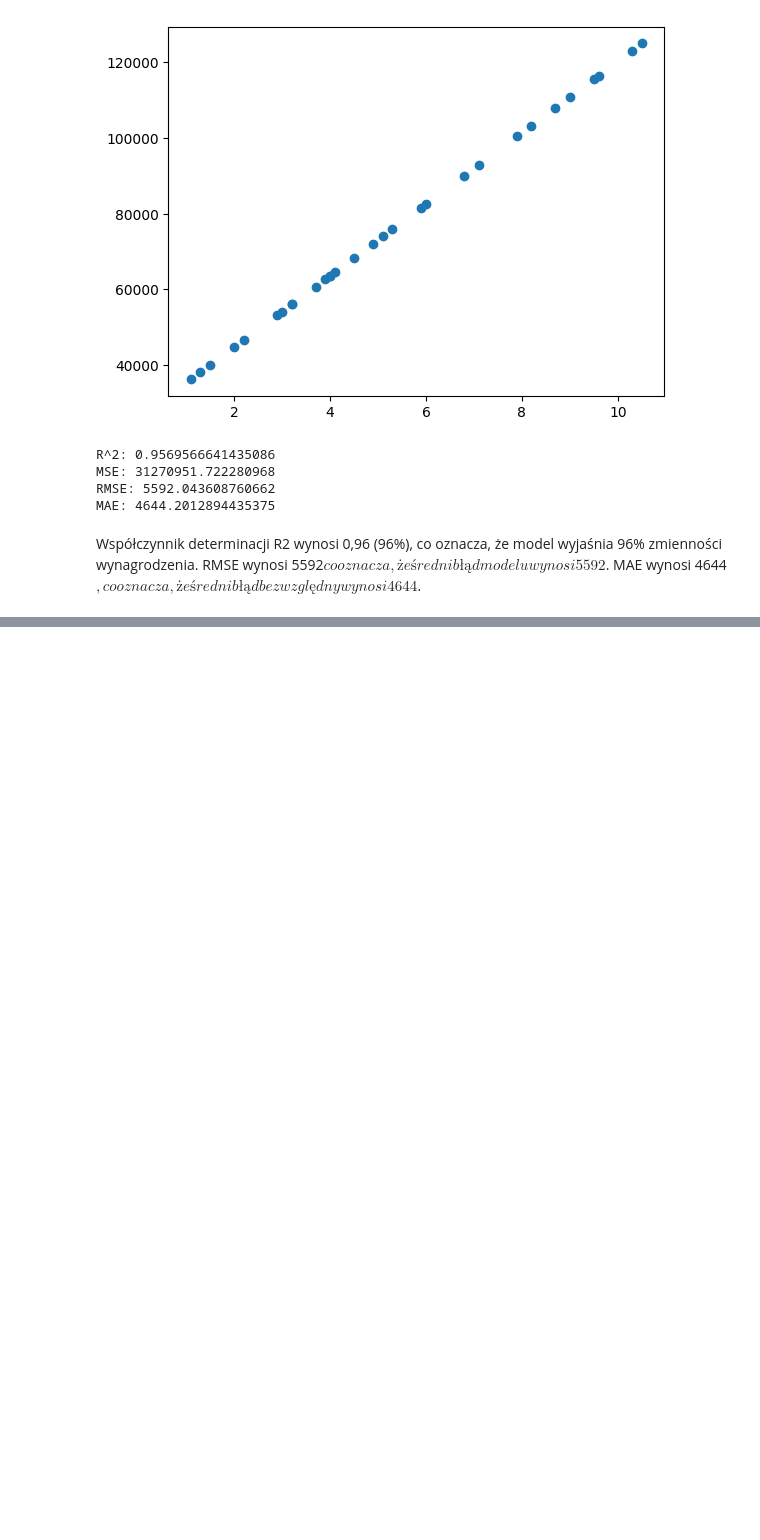
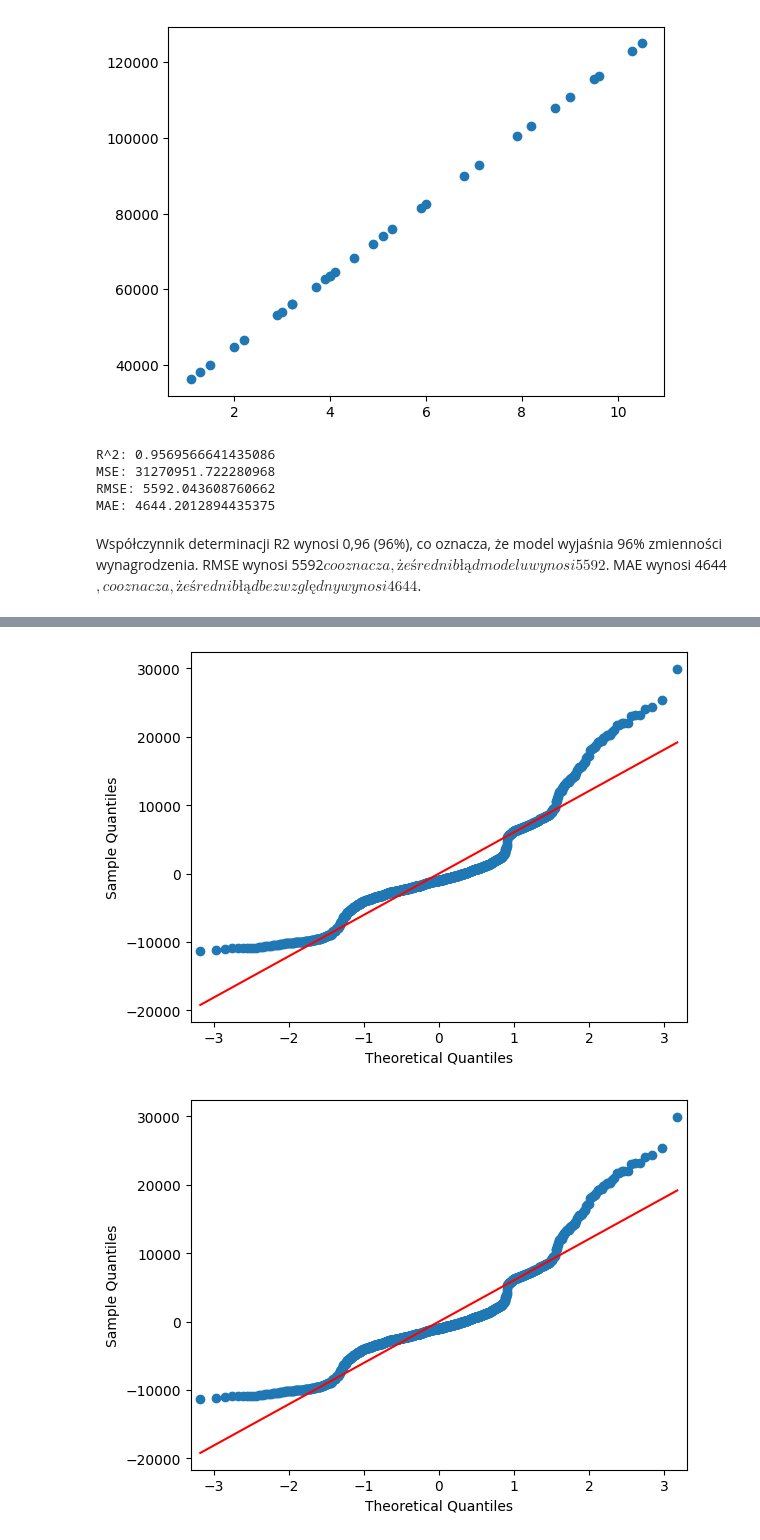
Before and after one commit to lwawrowski/cdv_bigdata, a Jupyter notebook: metody_analizy_przetwarzania_danych/2024_2025/gr2/20250524_regresja.ipynb, the cells around one changed output, grey strips where cells are left out. Drawn from its saved outputs; the diff is of its cells as text; code cells hidden in the pictures; blank space fills up the shorter version.

```diff
--- a/metody_analizy_przetwarzania_danych/2024_2025/gr2/20250524_regresja.ipynb
+++ b/metody_analizy_przetwarzania_danych/2024_2025/gr2/20250524_regresja.ipynb
@@ -97,0 +137,7 @@ Notes:
+# %%
+x_insurance = insurance_encoded.drop(columns=["charges"])
+y_insurance = insurance["charges"]
+
+x_insurance_const = sm.add_constant(x_insurance)
+model_insurance = sm.OLS(y_insurance, x_insurance_const).fit()
+print(model_insurance.summary())
@@ -97,0 +172,7 @@ Notes:
+# %%
+x_insurance = insurance_encoded.drop(columns=["charges", "sex_male"])
+y_insurance = insurance["charges"]
+
+x_insurance_const = sm.add_constant(x_insurance)
+model_insurance = sm.OLS(y_insurance, x_insurance_const).fit()
+print(model_insurance.summary())
@@ -97,0 +199,3 @@ Notes:
+# %%
+residuals = model_insurance.resid
+residuals
@@ -97,0 +215,5 @@ Notes:
+# %%
+sm.qqplot(residuals, line="s")
+# %% [output]
+[figure, added]
+[figure, added]
```
Also changed, not shown: parts of 40 cells of this notebook, 1 other file.
